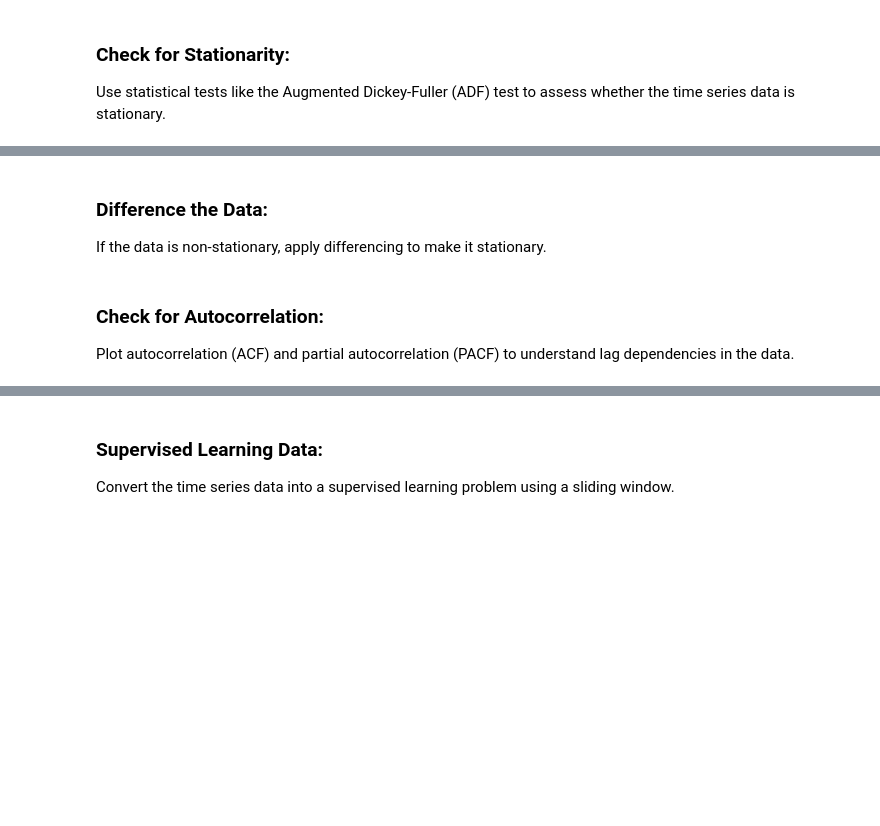
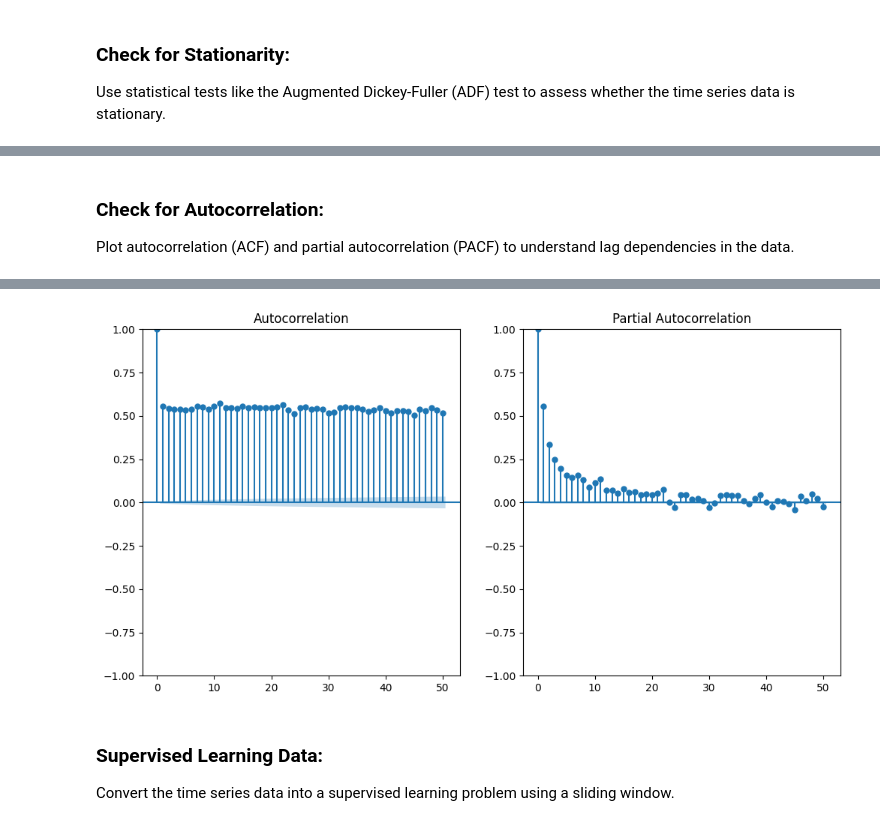
Before and after one commit to wolderufael/Rossmann_Store_Sales_Prediction, a Jupyter notebook: notebook/LSTM_prediction.ipynb, the cells around one changed output, grey strips where cells are left out. Drawn from its saved outputs; the diff is of its cells as text; code cells hidden in the pictures; blank space fills up the shorter version.

Commit message:
lstm model prediction and serialization

```diff
--- a/notebook/LSTM_prediction.ipynb
+++ b/notebook/LSTM_prediction.ipynb
@@ -19,6 +19,8 @@ modelling=LSTM()
 **Loading the csv data to a pandas dataframe**
 # %%
 train_df=pd.read_csv("data\\train.csv",low_memory=False)
+# %%
+train_df=train_df.drop(train_df.index[100000:])
 # %% [markdown]
 ### **Isolate Time Series Data:**
 Extract relevant columns (e.g., Date, Sales) and structure the data in a time series format.
@@ -32,3 +40,0 @@ modelling.check_stationarity(time_series_data['Sales'])
-# %% [markdown]
-### **Difference the Data:**
-If the data is non-stationary, apply differencing to make it stationary.
@@ -38,4 +42,5 @@ diff_sales = modelling.difference_data(time_series_data['Sales'])
 ### **Check for Autocorrelation:**
 Plot autocorrelation (ACF) and partial autocorrelation (PACF) to understand lag dependencies in the data.
 # %%
-modelling.plot_correlation(diff_sales)
+modelling.plot_correlation(time_series_data)
+# %% [output]
@@ -42,3 +48,4 @@ modelling.plot_correlation(diff_sales)
+[figure, added]
 # %% [markdown]
 ### **Supervised Learning Data:**
 Convert the time series data into a supervised learning problem using a sliding window.
```
Also changed, not shown: parts of 10 cells of this notebook, 5 other files.
